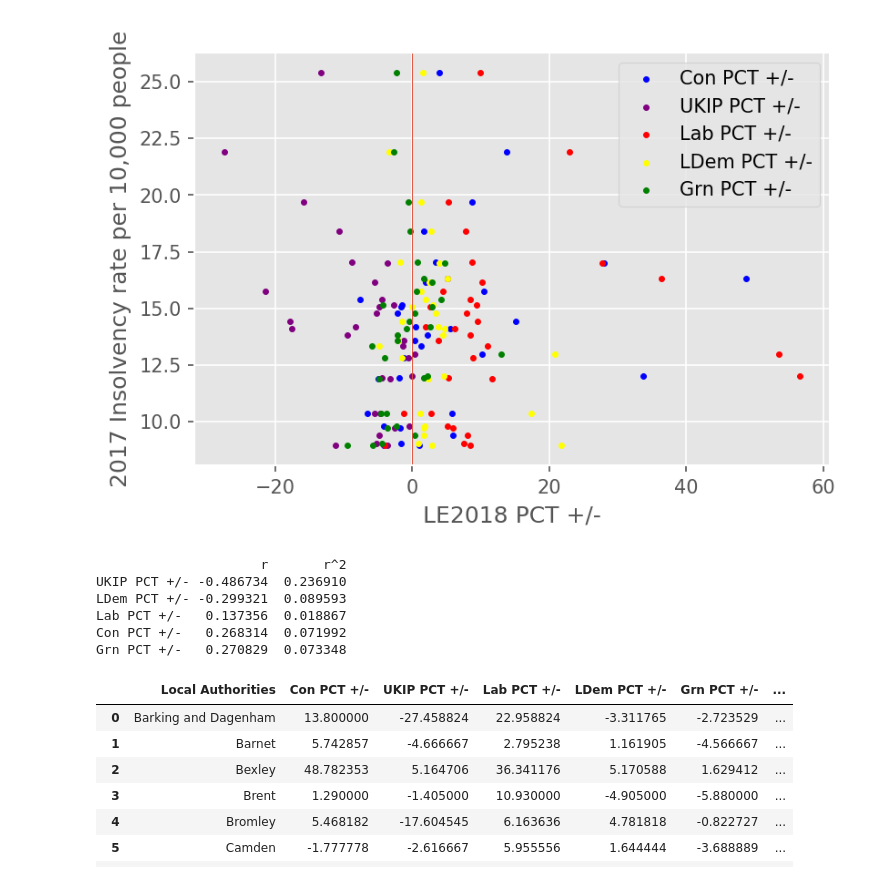
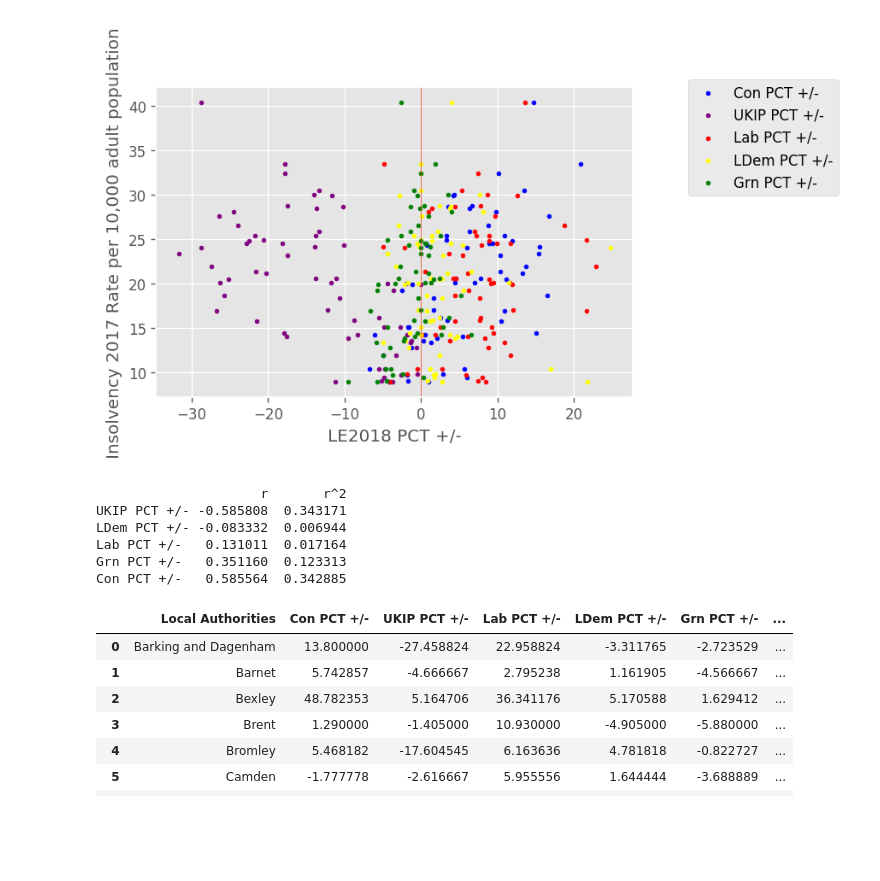
Before and after one commit to CampaignLab/insolvencies, a Jupyter notebook: insolvencies_dec_hackday.ipynb, the cells around one changed output. Cells and saved outputs as stored; diff of their text form; code cells hidden in the pictures; blank space fills up the shorter version.

Commit message:
add data for the whole country

```diff
--- a/insolvencies_dec_hackday.ipynb
+++ b/insolvencies_dec_hackday.ipynb
@@ -31,11 +31,13 @@ def get_insolvencies_by_la():
     return df
 
 def get_election_data():
-    df = pd.read_csv('data/LE2018 ward-by-ward results_ London only [Britain Elects] - Totals.csv')
+    df = pd.read_csv('data/LE2018 ward-by-ward results [updated 08.05.18] - Totals.csv')
     df.iloc[0,0] = ''
     df.columns = df.iloc[1].fillna('') + ' ' + df.iloc[0].ffill()
     df = clean_cols(df)
     df = df.drop([0,1])
+    df = df.replace(to_replace = '#DIV/0!', value = pd.np.nan)
+    df = df.replace(to_replace = '#VALUE!', value = pd.np.nan)
     return df
 # %%
 df_insolv = get_insolvencies_by_la()
@@ -58,9 +82,10 @@ plt.show()
 [figure]
 # %%
 df_elec = get_election_data()
-party_a = 'UKIP'
-party_b = 'Con'
-df_elec[f'{party_a}2{party_b} Swing'] = (df_elec[f'{party_b} PCT +/-'].astype(float) - df_elec[f'{party_a} PCT +/-'].astype(float))/2
+party_a = 'Con'
+party_b = 'Lab'
+
+df_elec[f'{party_a}2{party_b} Swing'] = (df_elec[f'{party_b} PCT +/-'].fillna(0).astype(float) - df_elec[f'{party_a} PCT +/-'].fillna(0).astype(float))/2
 
 x_col = f'{party_a}2{party_b} Swing'
 y_col = '2017 Rate per 10,000 adult population'
@@ -87,41 +133,43 @@ plt.show()
 # %%
 parties = ['Con','UKIP','Lab','LDem','Grn']
+y_col = '2017 Rate per 10,000 adult population'
 x_cols = [f'{party} PCT +/-' for party in parties]
 
 df_elect_lab = df_elec[['Authority'] + x_cols].rename(columns={'Authority' : 'Local Authorities'})
 df_elect_lab['Local Authorities'] = df_elect_lab['Local Authorities'].str.replace('&','and')
 
 df_elect_lab[x_cols] = df_elect_lab[x_cols].astype(float)
 df_elect_lab = df_elect_lab.groupby('Local Authorities').mean().reset_index()
 
 df_insolv_2016_nc = df_insolv.drop([0,1,2])[['Local Authorities',y_col]]
 
 df_merged = df_elect_lab.merge(df_insolv_2016_nc,on='Local Authorities')
 df_merged[x_cols + [y_col]] = df_merged[x_cols + [y_col]].astype(float)
 
-fig,ax = plt.subplots(dpi=150)
+fig,ax = plt.subplots(dpi=120)
 for x_col in x_cols:
     df_merged.plot(ax=ax,kind='scatter',x=x_col,y=y_col,label=x_col,c=party2colour(x_col),s=8)
-ax.set_ylabel('2017 Insolvency rate per 10,000 people')
+ax.legend(bbox_to_anchor=(1.1, 1.05))
+ax.set_ylabel('Insolvency ' + y_col)
 ax.set_xlabel('LE2018 PCT +/-')
 plt.axvline(0,linewidth=0.5)
 plt.savefig('images/all_parties_insolvencies.png')
 plt.show()
 # %% [output]
-[figure, old version]
+[figure, new version]
 # %%
 corr = df_merged.corr()
-corr['r'] = corr['2017 Rate per 10,000 adult population']
-corr['r^2'] = corr['2017 Rate per 10,000 adult population']**2
+corr['r'] = corr[y_col]
+corr['r^2'] = corr[y_col]**2
 corr = corr[['r','r^2']].sort_values(by='r')
 print(corr[corr.r != 1.00])
 # %% [output]
                      r       r^2
-UKIP PCT +/- -0.486734  0.236910
-LDem PCT +/- -0.299321  0.089593
-Lab PCT +/-   0.137356  0.018867
-Con PCT +/-   0.268314  0.071992
-Grn PCT +/-   0.270829  0.073348
+UKIP PCT +/- -0.585808  0.343171
+LDem PCT +/- -0.083332  0.006944
+Lab PCT +/-   0.131011  0.017164
+Grn PCT +/-   0.351160  0.123313
+Con PCT +/-   0.585564  0.342885
 # %%
 df_merged
 # %% [output]
```
Also changed, not shown: parts of 5 cells of this notebook, 4 other files.
